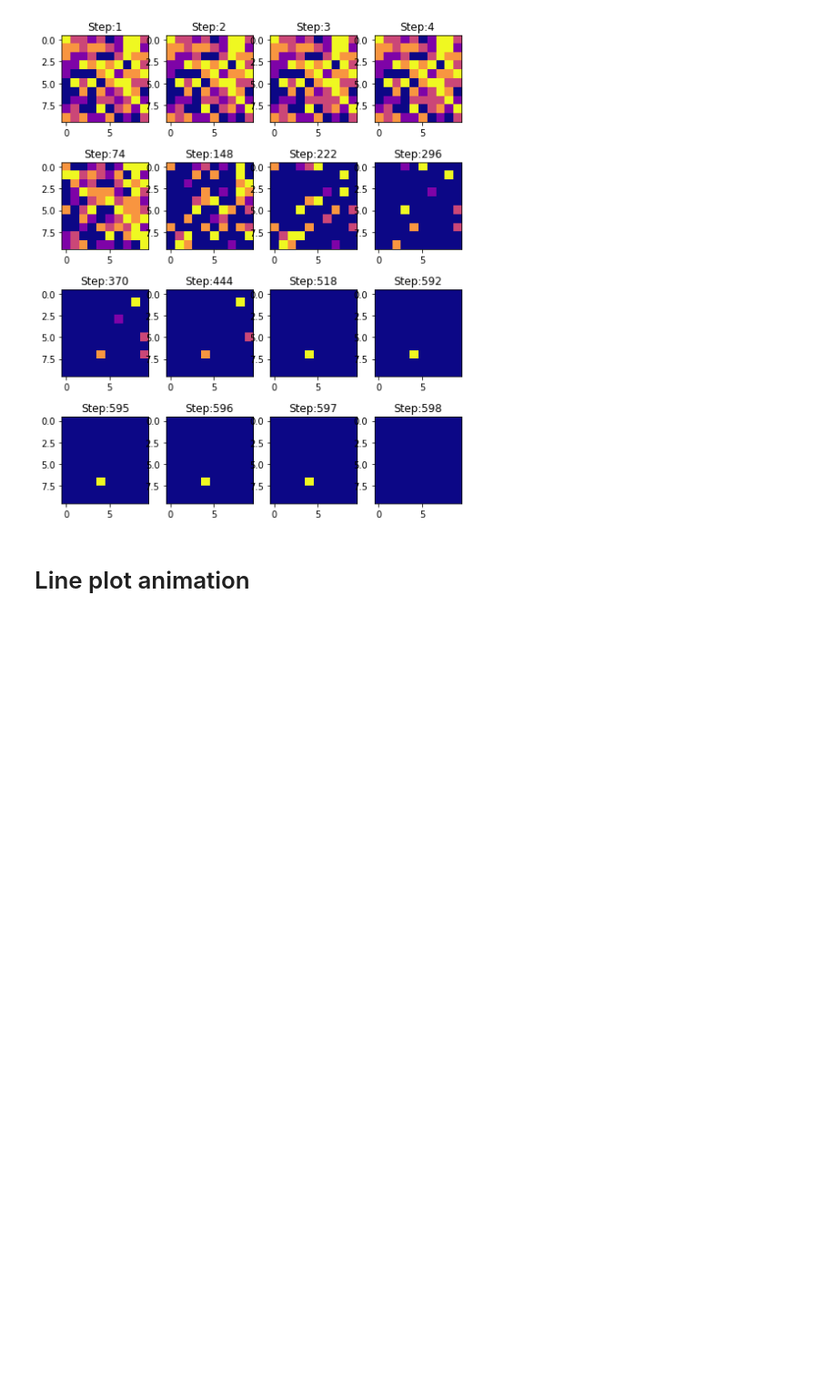
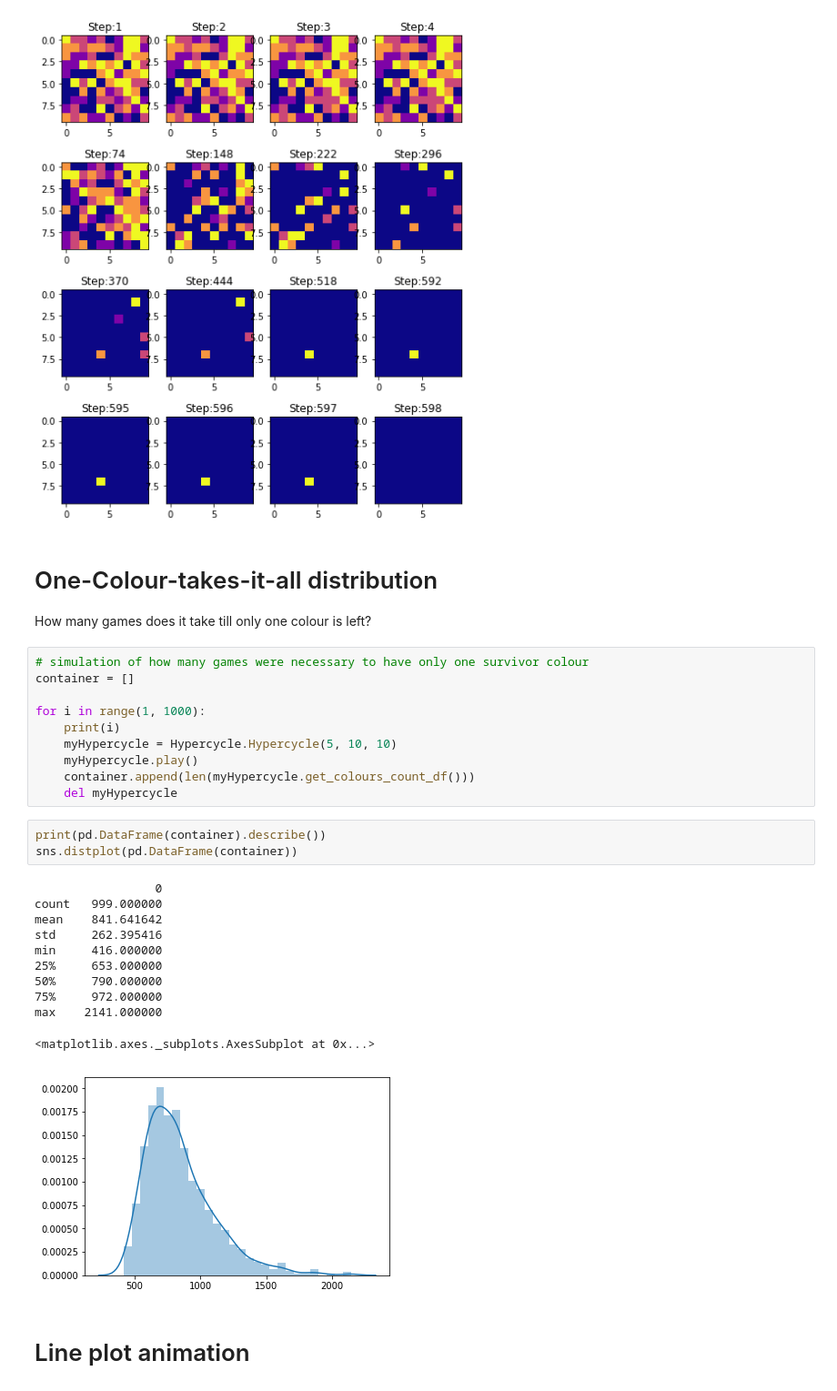
Before and after one commit to Gordi33/Hypercycle, a Jupyter notebook: Notebook.ipynb, the cells around one changed output. Shown at 91% size. Cells and saved outputs as stored; diff of their text form; blank space fills up the shorter version.

```diff
--- a/Notebook.ipynb
+++ b/Notebook.ipynb
@@ -41,6 +43,34 @@ myHypercycle.plot_colours_count_path()
 myHypercycle.plot_playing_ground_sequence()
 # %% [output]
 [figure]
+# %% [markdown]
+# One-Colour-takes-it-all distribution
+How many games does it take till only one colour is left?
+# %%
+# simulation of how many games were necessary to have only one survivor colour
+container = []
+
+for i in range(1, 1000):
+    print(i)
+    myHypercycle = Hypercycle.Hypercycle(5, 10, 10)
+    myHypercycle.play()
+    container.append(len(myHypercycle.get_colours_count_df()))
+    del myHypercycle
+# %%
+print(pd.DataFrame(container).describe())
+sns.distplot(pd.DataFrame(container))
+# %% [output]
+                 0
+count   999.000000
+mean    841.641642
+std     262.395416
+min     416.000000
+25%     653.000000
+50%     790.000000
+75%     972.000000
+max    2141.000000
+<matplotlib.axes._subplots.AxesSubplot at 0x...>
+[figure, added]
 # %% [markdown]
 # Line plot animation
 # %%
```
Also changed, not shown: parts of 3 cells of this notebook, 1 other file.
